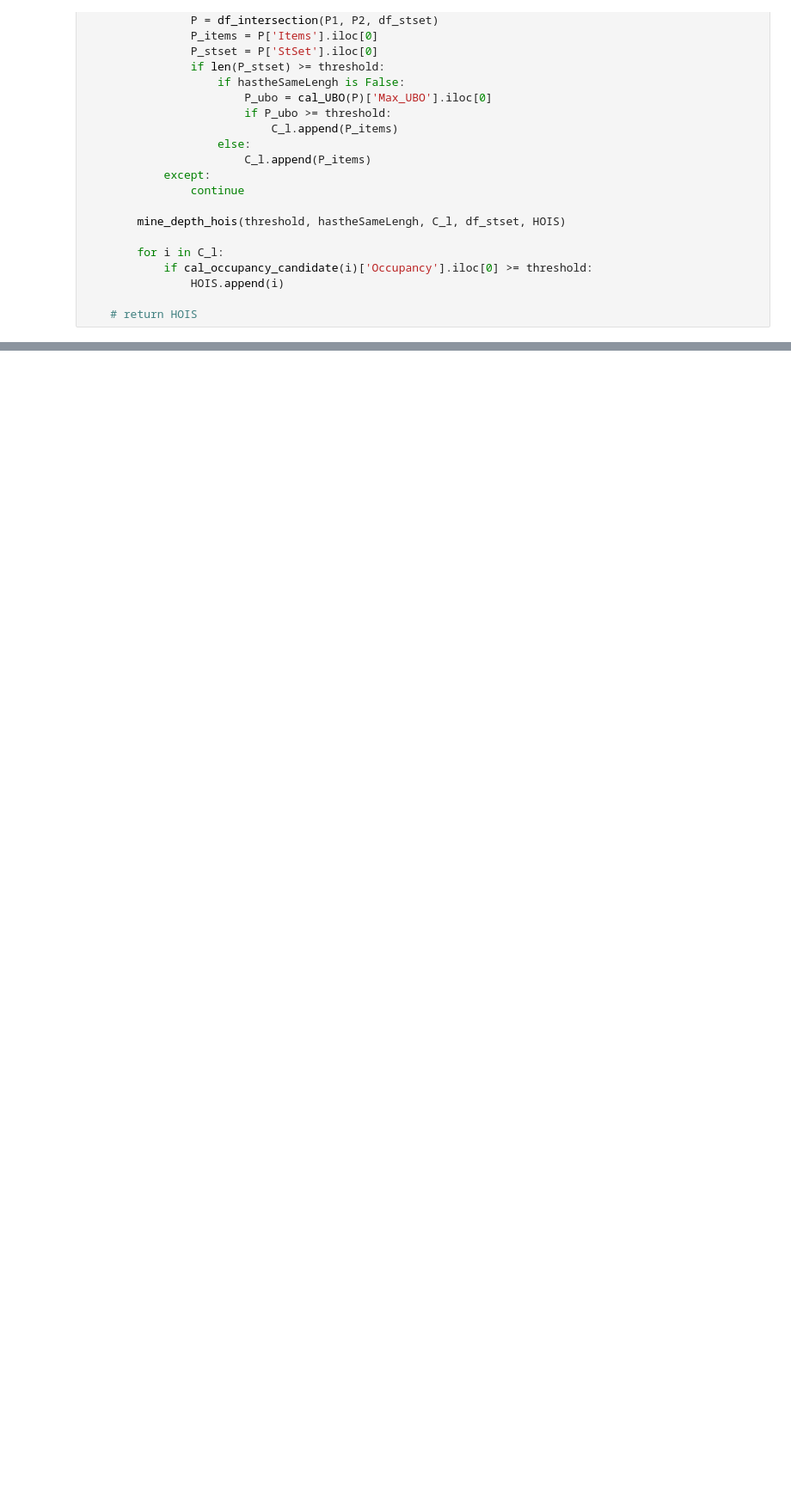
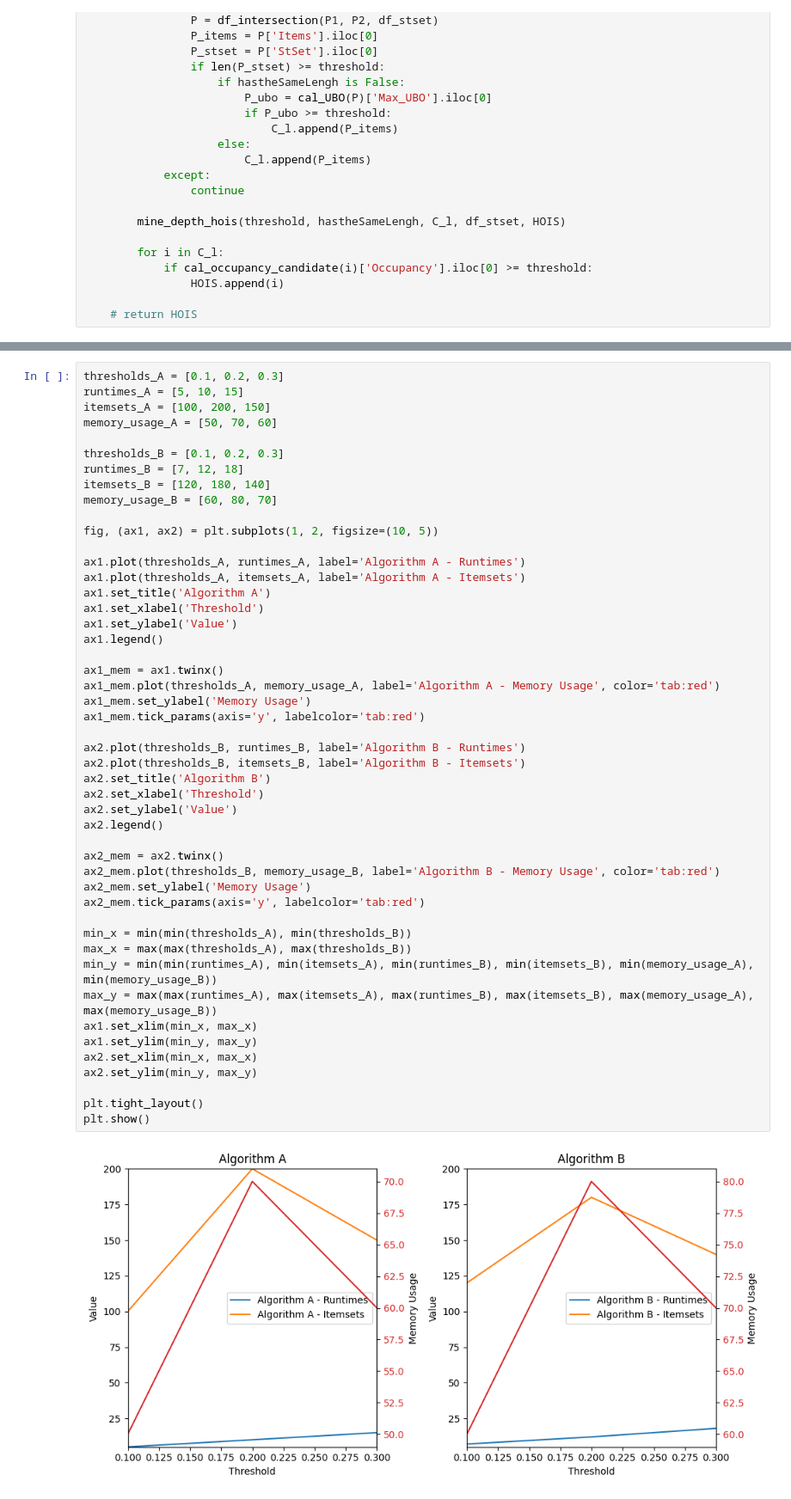
Before and after one commit to thaitrann/High-Occupancy-Itemset, a Jupyter notebook: code/FHOI.ipynb, the cells around one changed output, grey strips where cells are left out. Shown at 86% size. Drawn from its saved outputs; the diff is of its cells as text; blank space fills up the shorter version.

```diff
--- a/code/FHOI.ipynb
+++ b/code/FHOI.ipynb
@@ -447,0 +537,50 @@ Execution time: 0.11820101737976074 seconds
+# %%
+thresholds_A = [0.1, 0.2, 0.3]
+runtimes_A = [5, 10, 15]
+itemsets_A = [100, 200, 150]
+memory_usage_A = [50, 70, 60]
+
+thresholds_B = [0.1, 0.2, 0.3]
+runtimes_B = [7, 12, 18]
+itemsets_B = [120, 180, 140]
+memory_usage_B = [60, 80, 70]
+
+fig, (ax1, ax2) = plt.subplots(1, 2, figsize=(10, 5))
+
+ax1.plot(thresholds_A, runtimes_A, label='Algorithm A - Runtimes')
+ax1.plot(thresholds_A, itemsets_A, label='Algorithm A - Itemsets')
+ax1.set_title('Algorithm A')
+ax1.set_xlabel('Threshold')
+ax1.set_ylabel('Value')
+ax1.legend()
+
+ax1_mem = ax1.twinx()
+ax1_mem.plot(thresholds_A, memory_usage_A, label='Algorithm A - Memory Usage', color='tab:red')
+ax1_mem.set_ylabel('Memory Usage')
+ax1_mem.tick_params(axis='y', labelcolor='tab:red')
+
+ax2.plot(thresholds_B, runtimes_B, label='Algorithm B - Runtimes')
+ax2.plot(thresholds_B, itemsets_B, label='Algorithm B - Itemsets')
+ax2.set_title('Algorithm B')
+ax2.set_xlabel('Threshold')
+ax2.set_ylabel('Value')
+ax2.legend()
+
+ax2_mem = ax2.twinx()
+ax2_mem.plot(thresholds_B, memory_usage_B, label='Algorithm B - Memory Usage', color='tab:red')
+ax2_mem.set_ylabel('Memory Usage')
+ax2_mem.tick_params(axis='y', labelcolor='tab:red')
+
+min_x = min(min(thresholds_A), min(thresholds_B))
+max_x = max(max(thresholds_A), max(thresholds_B))
+min_y = min(min(runtimes_A), min(itemsets_A), min(runtimes_B), min(itemsets_B), min(memory_usage_A), min(memory_usage_B))
+max_y = max(max(runtimes_A), max(itemsets_A), max(runtimes_B), max(itemsets_B), max(memory_usage_A), max(memory_usage_B))
+ax1.set_xlim(min_x, max_x)
+ax1.set_ylim(min_y, max_y)
+ax2.set_xlim(min_x, max_x)
+ax2.set_ylim(min_y, max_y)
+
+plt.tight_layout()
+plt.show()
+# %% [output]
+[figure, added]
```
Also changed, not shown: parts of 13 cells of this notebook, 2 other files.
